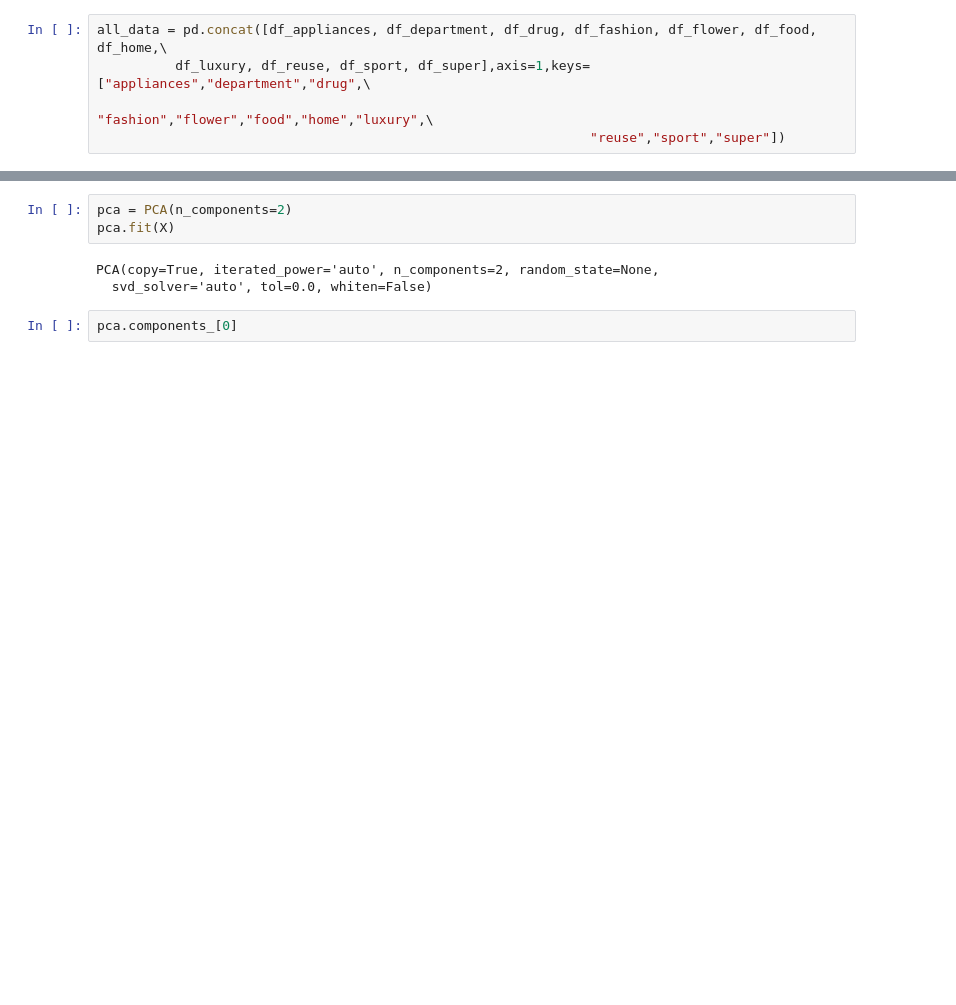
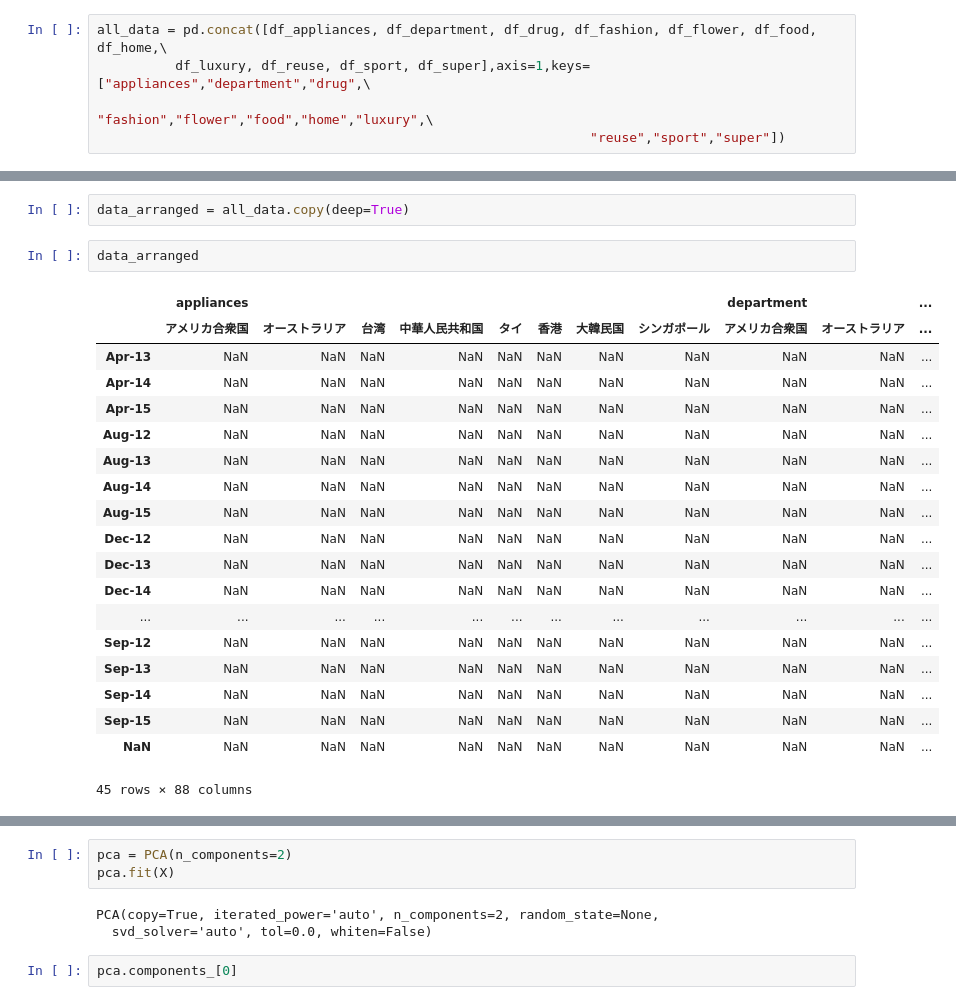
Before and after one commit to ro72/gci_team_1, a Jupyter notebook: PCA.ipynb, the cells around one changed output, grey strips where cells are left out. Drawn from its saved outputs; the diff is of its cells as text; blank space fills up the shorter version.

```diff
--- a/PCA.ipynb
+++ b/PCA.ipynb
@@ -153,0 +154,24 @@ X = X/tourlist_num
+# %%
+data_arranged = all_data.copy(deep=True)
+# %%
+data_arranged
+# %% [output]
+|  | appliances |  |  |  |  |  |  |  | department |  | ... |
+|  | アメリカ合衆国 | オーストラリア | 台湾 | 中華人民共和国 | タイ | 香港 | 大韓民国 | シンガポール | アメリカ合衆国 | オーストラリア | ... |
+| Apr-13 | NaN | NaN | NaN | NaN | NaN | NaN | NaN | NaN | NaN | NaN | ... |
+| Apr-14 | NaN | NaN | NaN | NaN | NaN | NaN | NaN | NaN | NaN | NaN | ... |
+| Apr-15 | NaN | NaN | NaN | NaN | NaN | NaN | NaN | NaN | NaN | NaN | ... |
+| Aug-12 | NaN | NaN | NaN | NaN | NaN | NaN | NaN | NaN | NaN | NaN | ... |
+| Aug-13 | NaN | NaN | NaN | NaN | NaN | NaN | NaN | NaN | NaN | NaN | ... |
+| Aug-14 | NaN | NaN | NaN | NaN | NaN | NaN | NaN | NaN | NaN | NaN | ... |
+| Aug-15 | NaN | NaN | NaN | NaN | NaN | NaN | NaN | NaN | NaN | NaN | ... |
+| Dec-12 | NaN | NaN | NaN | NaN | NaN | NaN | NaN | NaN | NaN | NaN | ... |
+| Dec-13 | NaN | NaN | NaN | NaN | NaN | NaN | NaN | NaN | NaN | NaN | ... |
+| Dec-14 | NaN | NaN | NaN | NaN | NaN | NaN | NaN | NaN | NaN | NaN | ... |
+| ... | ... | ... | ... | ... | ... | ... | ... | ... | ... | ... | ... |
+| Sep-12 | NaN | NaN | NaN | NaN | NaN | NaN | NaN | NaN | NaN | NaN | ... |
+| Sep-13 | NaN | NaN | NaN | NaN | NaN | NaN | NaN | NaN | NaN | NaN | ... |
+| Sep-14 | NaN | NaN | NaN | NaN | NaN | NaN | NaN | NaN | NaN | NaN | ... |
+| Sep-15 | NaN | NaN | NaN | NaN | NaN | NaN | NaN | NaN | NaN | NaN | ... |
+| NaN | NaN | NaN | NaN | NaN | NaN | NaN | NaN | NaN | NaN | NaN | ... |
+45 rows × 88 columns
```
Also changed, not shown: parts of 23 cells of this notebook, 2 other files.
